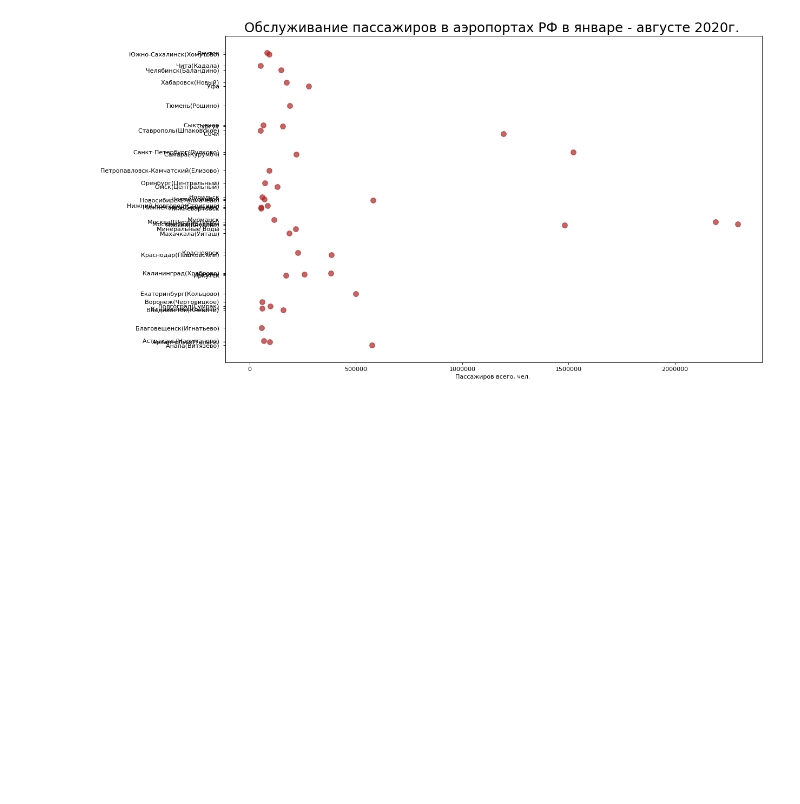
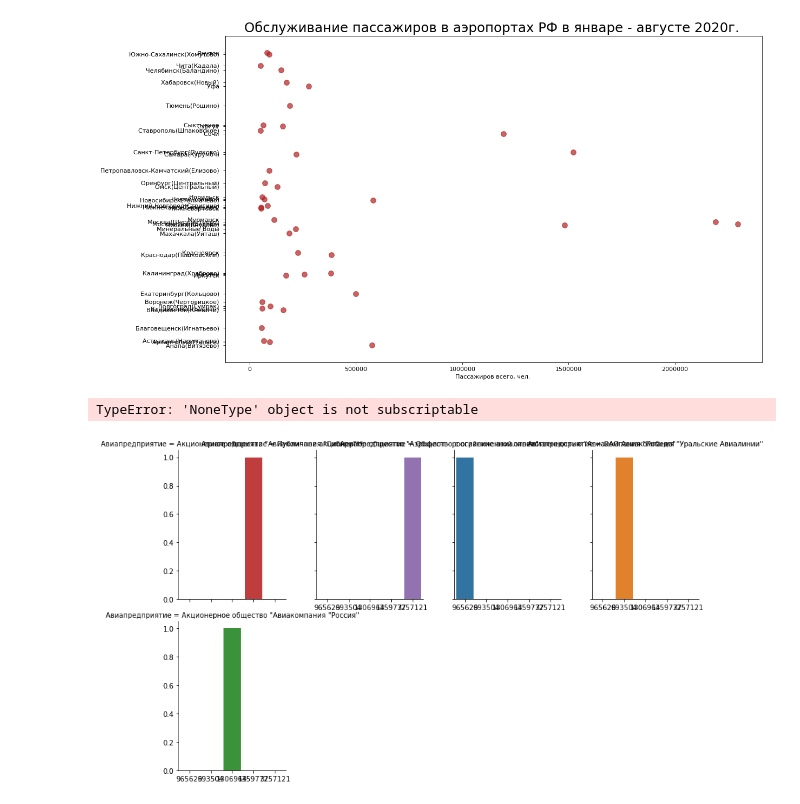
Before and after one commit to KseniyaBoeva/lessons, a Jupyter notebook: 16. Библиотека Matplotlib & Seaborn. Визуализация данных/visualization.ipynb, the cells around one changed output. Drawn from its saved outputs; the diff is of its cells as text; code cells hidden in the pictures; blank space fills up the shorter version.

```diff
--- a/16. Библиотека Matplotlib & Seaborn. Визуализация данных/visualization.ipynb
+++ b/16. Библиотека Matplotlib & Seaborn. Визуализация данных/visualization.ipynb
@@ -124,3 +140,23 @@ ax.set_yticklabels(df['Аэропорт'], fontdict={'horizontalalignment': 'rig
 plt.show()
 # %% [output]
 [figure]
+# %%
+df_air_comp = pd.read_csv('air_comp.csv')
+df_air_comp
+
+import seaborn as sns
+
+# Load Dataset
+#titanic = sns.load_dataset("titanic")
+
+# Plot
+g = sns.catplot("2019_Сентябрь", col="Авиапредприятие", col_wrap=4,
+                data=df_air_comp,
+                kind="count", height=3.5, aspect=.8
+                )
+
+fig.suptitle('sf')
+plt.show()
+# %% [output]
+TypeError: 'NoneType' object is not subscriptable
+[figure, added]
```
Also changed, not shown: parts of 3 cells of this notebook, 1 other file.
